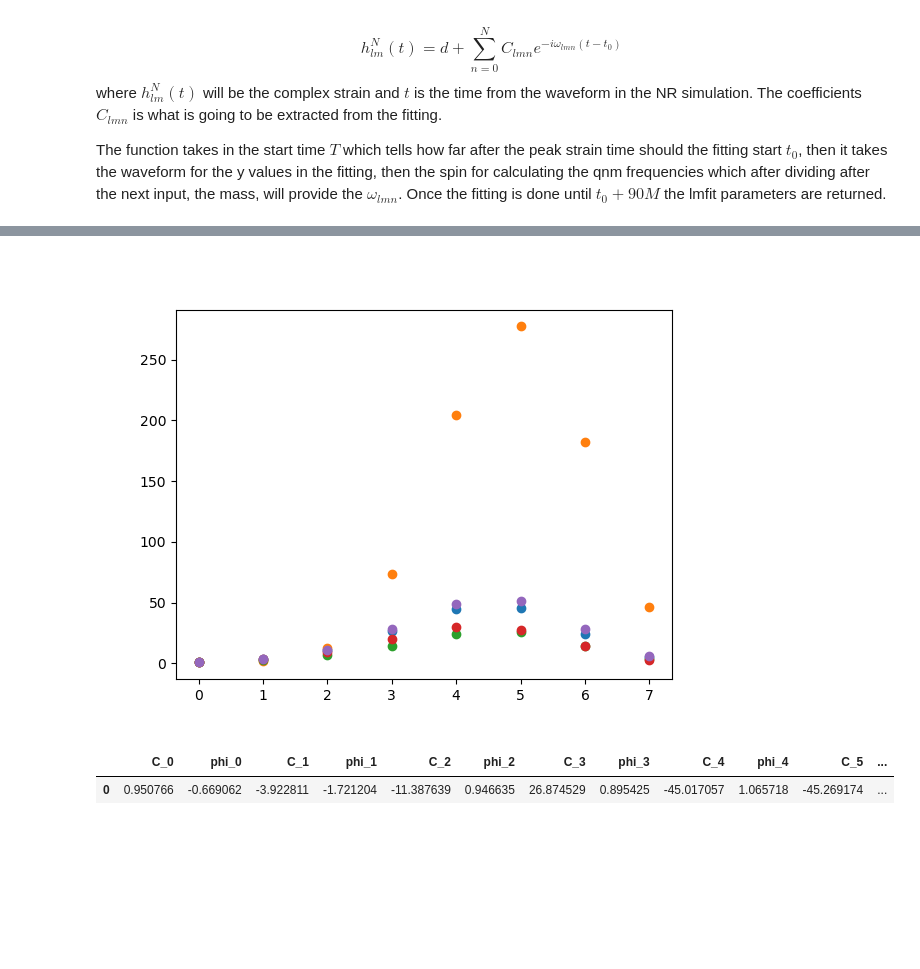
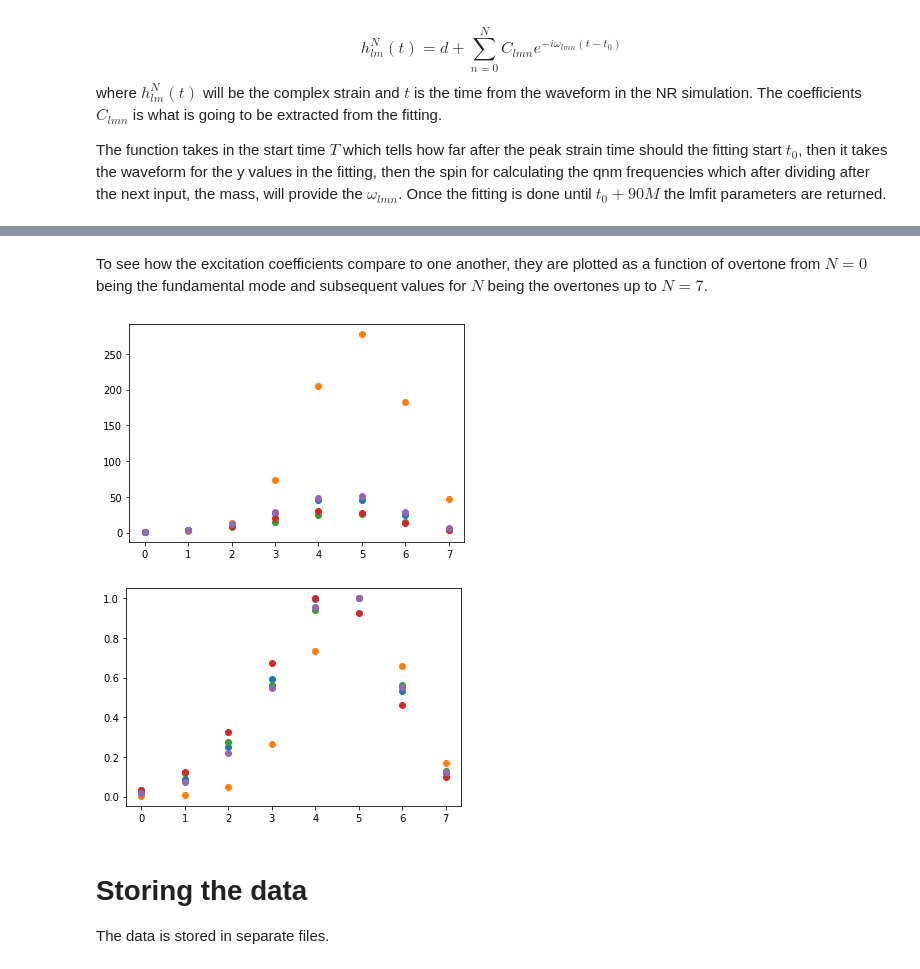
Before and after one commit to Aditya7s/SourceFactors, a Jupyter notebook: SourceFactors.ipynb, the cells around one changed output, grey strips where cells are left out. Cells and saved outputs as stored; diff of their text form; code cells hidden in the pictures; blank space fills up the shorter version.

```diff
--- a/SourceFactors.ipynb
+++ b/SourceFactors.ipynb
@@ -182,7 +178,7 @@ times_after = np.linspace(0,25,6)
 # %%
-exciteCoefs = []
+minimization_values = []
 
-for i in range(len(names[:5])):
-    print(i)
-    exciteCoefs.append(minWaveform(times_after[0], waveforms[i][1], spins[i], masses[i]))
+for i, name in enumerate(names[:5]):
+    print(name)
+    minimization_values.append(minWaveform(times_after[0], waveforms[i][1], spins[i], masses[i]))
 # %% [output]
@@ -196,5 +192,5 @@ timeAmplitude = exciteCoefs
 # %%
 param_values = []
-for minimizer_result in timeAmplitude:
+for minimizer_result in minimization_values:
     values = [param.value for param in minimizer_result.params.values()]
     param_values.append(values)
@@ -239,24 +239,20 @@ phases = []
 for result_values in param_values:
     phase_vals = [result_values[2 * i + 1] for i in range(8)]
     phases.append(phase_vals)
+# %% [markdown]
+To see how the excitation coefficients compare to one another, they are plotted as a function of overtone from $N=0$ being the fundamental mode and subsequent values for $N$ being the overtones up to $N=7$.
 # %%
 overtones = np.arange(0,8)
 # %%
-%matplotlib widget
+%matplotlib inline
 
 for amplitudes in pure_amplitudes:
     plt.scatter(overtones, amplitudes)
 plt.show()
+
+for amplitudes in normalized_amplitudes:
+    plt.scatter(overtones, amplitudes)
+plt.show()
 # %% [output]
-[figure, old version]
+[figure, new version]
+[figure, added]
-# %%
-values = [list(mw.params.values())[i].value for i in range(len(list(mw.params.values())))]
-colnames = list(mw.params.keys())
-# Create DataFrame with column names 0 through 7
-df = pd.DataFrame([values], columns=colnames)
-
-# Print DataFrame
-df
-# %% [output]
-|  | C_0 | phi_0 | C_1 | phi_1 | C_2 | phi_2 | C_3 | phi_3 | C_4 | phi_4 | C_5 | ... |
-| 0 | 0.950766 | -0.669062 | -3.922811 | -1.721204 | -11.387639 | 0.946635 | 26.874529 | 0.895425 | -45.017057 | 1.065718 | -45.269174 | ... |
@@ -273,0 +259,4 @@ timenameCof = [[[names[i], timeAmpi[t][i]] for i in range(len(timeAmpi[t]))] for
+# %% [markdown]
+# Storing the data
+
+The data is stored in separate files.
```
Also changed, not shown: parts of 13 cells of this notebook, 1 other file.
